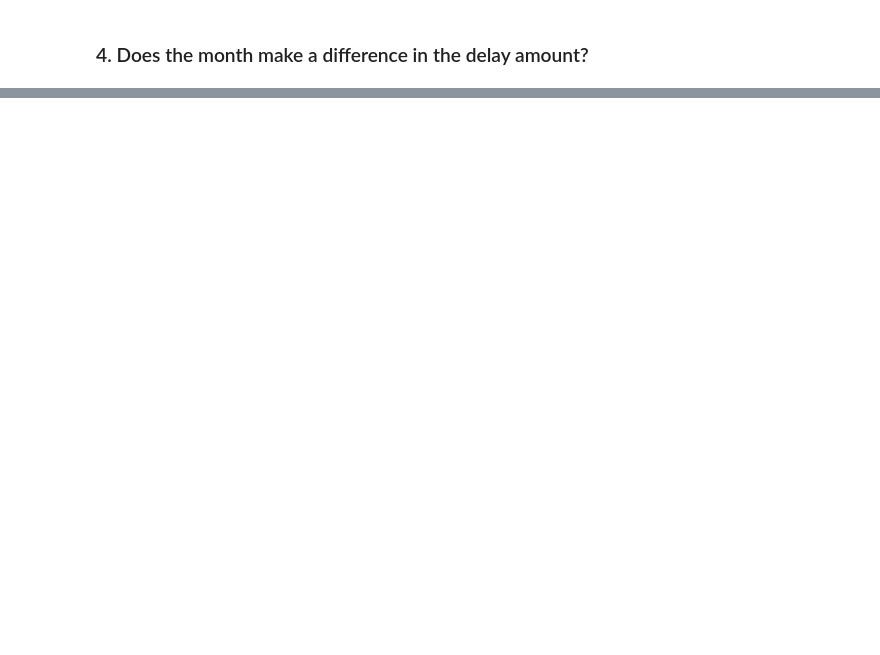
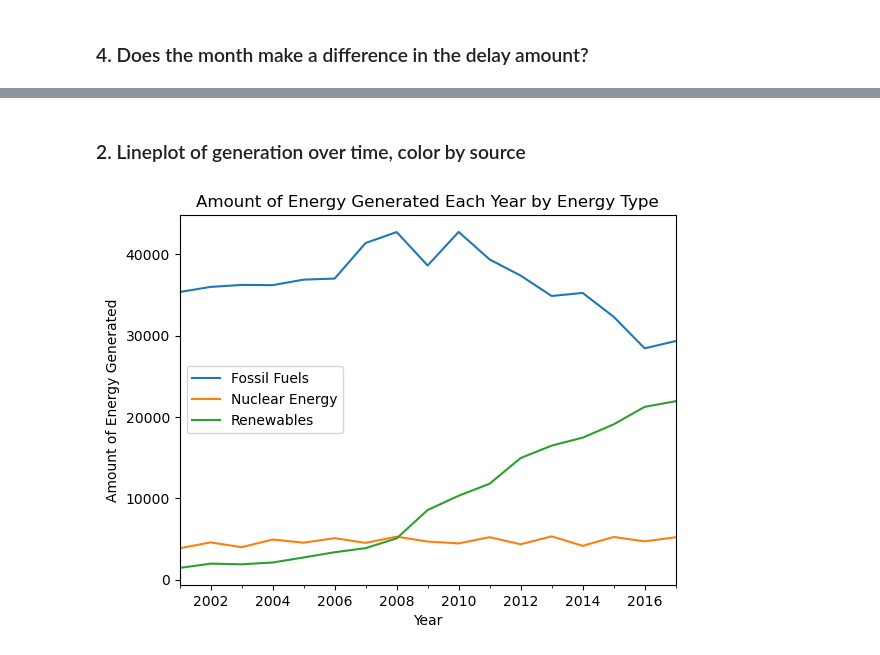
Before and after one commit to Adam-Harris87/time-series-exercises, a Jupyter notebook: datetime_exercises.ipynb, the cells around one changed output, grey strips where cells are left out. Saved outputs shown, nothing was run; the diff lists cells and outputs as text; code cells hidden in the pictures; blank space fills up the shorter version.

```diff
--- a/datetime_exercises.ipynb
+++ b/datetime_exercises.ipynb
@@ -315,0 +357,2 @@ flights.head()
+# %%
+electricity = data.iowa_electricity()
@@ -315,0 +366,2 @@ flights.head()
+# %%
+electricity = electricity.set_index('year').sort_index()
@@ -315,0 +424,2 @@ flights.head()
+# %%
+electricity['year_total'] = electricity.resample('Y').net_generation.transform('sum')
@@ -315,0 +436,2 @@ flights.head()
+# %%
+electricity['year_percent'] = (electricity.net_generation / electricity.year_total) * 100
@@ -315,0 +448,16 @@ flights.head()
+# %% [markdown]
+### 2. Lineplot of generation over time, color by source
+# %%
+electricity[electricity.source == 'Fossil Fuels'
+           ].net_generation.plot(label = 'Fossil Fuels')
+electricity[electricity.source == 'Nuclear Energy'
+           ].net_generation.plot(label = 'Nuclear Energy')
+electricity[electricity.source == 'Renewables'
+           ].net_generation.plot(label = 'Renewables')
+plt.title('Amount of Energy Generated Each Year by Energy Type')
+plt.xlabel('Year')
+plt.ylabel('Amount of Energy Generated')
+plt.legend()
+plt.show()
+# %% [output]
+[figure, added]
```
Also changed, not shown: parts of 34 cells of this notebook.
